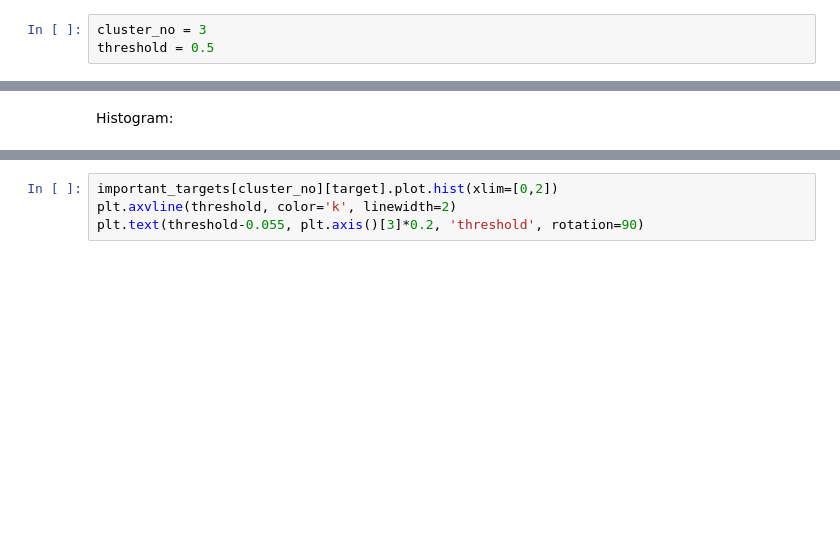
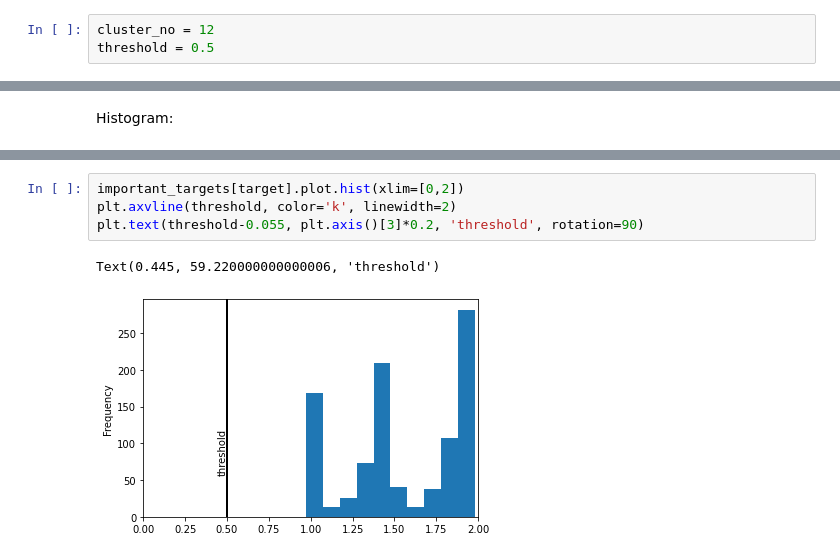
Before and after one commit to SimoneBarbaro/data_science_lab_project, a Jupyter notebook: src/DSL-Notebook.ipynb, the cells around one changed output, grey strips where cells are left out. Drawn from its saved outputs; the diff is of its cells as text; blank space fills up the shorter version.

```diff
--- a/src/DSL-Notebook.ipynb
+++ b/src/DSL-Notebook.ipynb
@@ -149,7 +287,7 @@ significant_clusters
 #### Choose a specific cluster to inspect from the column "cluster" above
 as well as a threshold value (between 0 and 2) representing sufficient probability for a drug pair to interact with a target.
 # %%
-cluster_no = 3
+cluster_no = 12
 threshold = 0.5
 # %% [markdown]
 Descriptive statistics of the distribution of SPiDER predictions for important target of the chosen cluster:
@@ -168,4 +333,7 @@ Histogram:
 # %%
-important_targets[cluster_no][target].plot.hist(xlim=[0,2])
+important_targets[target].plot.hist(xlim=[0,2])
 plt.axvline(threshold, color='k', linewidth=2)
 plt.text(threshold-0.055, plt.axis()[3]*0.2, 'threshold', rotation=90)
+# %% [output]
+Text(0.445, 59.220000000000006, 'threshold')
+[figure, added]
```
Also changed, not shown: parts of 17 cells of this notebook, 2 other files.
